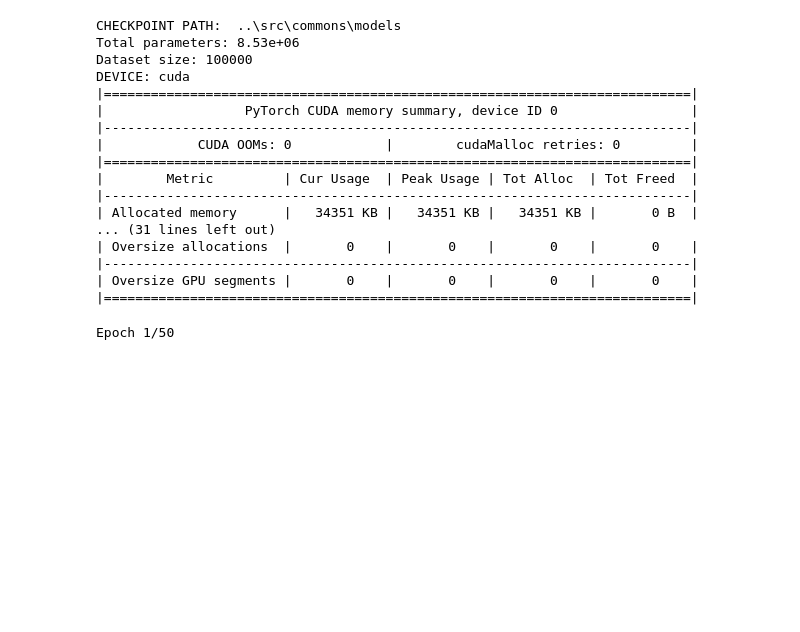
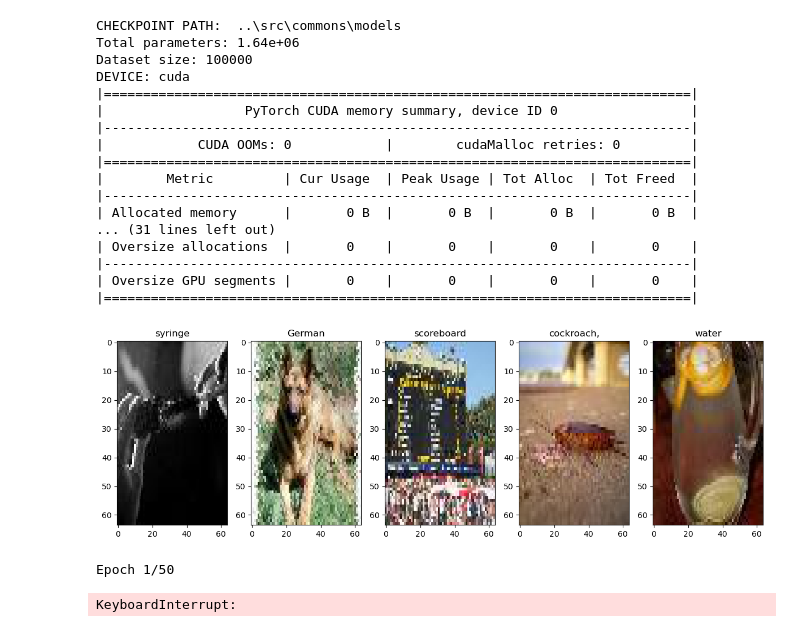
Before and after one commit to plrodrigues/TAAC_AnomalyDetection_in_MVTecDataset, a Jupyter notebook: notebooks/nb_3_ViT_pretraining.ipynb, the cells around one changed output. Drawn from its saved outputs; the diff is of its cells as text; code cells hidden in the pictures; blank space fills up the shorter version.

```diff
--- a/notebooks/nb_3_ViT_pretraining.ipynb
+++ b/notebooks/nb_3_ViT_pretraining.ipynb
@@ -21,7 +21,7 @@ logging.getLogger().setLevel(logging.DEBUG)
 
 
 # Define training parameters
-BATCH_SIZE = 1024
+BATCH_SIZE = 256
 LEARNING_RATE = 1e-4
 NUM_EPOCHS = 50
 CHECKPOINT_PATH = ".." + DIR_SEP + os.path.join("src", "commons", "models")
@@ -32,10 +32,10 @@ model = vit.SimpleViT(
     image_size = 64,
     patch_size = 4,
     num_classes = 200,
-    dim = 512,
-    depth = 4,
+    dim = 256,
+    depth = 2,
     heads = 8,
-    mlp_dim = 1024
+    mlp_dim = 512
 )
 
 print(f"Total parameters: {sum(p.numel() for p in model.parameters() if p.requires_grad) :.2e}")
@@ -44,7 +44,7 @@ optimizer = torch.optim.Adam(model.parameters(), lr=LEARNING_RATE)
 criterion = torch.nn.CrossEntropyLoss()
 
 # Instantiate dataset
-transf = None
+transf = transforms.Lambda(lambda T: T.long()/255)
 dataset = TinyImageNetDataset(".." + DIR_SEP + DATA_PATH, transforms=transf)
 print(f"Dataset size: {len(dataset)}")
 
@@ -72,7 +72,7 @@ model = model.to(DEVICE)
 print(torch.cuda.memory_summary())
 # %% [output]
 CHECKPOINT PATH:  ..\src\commons\models
-Total parameters: 8.53e+06
+Total parameters: 1.64e+06
 Dataset size: 100000
 DEVICE: cuda
 |===========================================================================|
@@ -82,10 +82,28 @@ DEVICE: cuda
 |===========================================================================|
 |        Metric         | Cur Usage  | Peak Usage | Tot Alloc  | Tot Freed  |
 |---------------------------------------------------------------------------|
-| Allocated memory      |   34351 KB |   34351 KB |   34351 KB |       0 B  |
+| Allocated memory      |       0 B  |       0 B  |       0 B  |       0 B  |
 ... (31 lines left out)
 | Oversize allocations  |       0    |       0    |       0    |       0    |
 |---------------------------------------------------------------------------|
 | Oversize GPU segments |       0    |       0    |       0    |       0    |
 |===========================================================================|
+# %%
+# Check data format
+
+temp_loader = torch.utils.data.DataLoader(dataset, batch_size=BATCH_SIZE, shuffle=True)
+
+sample = next(iter(temp_loader))
+img, img_label = sample["inputs"], sample["targets"]
+
+fig, ax = plt.subplots(1, 5, figsize=(12, 4))
+for i in range(5):
+    img_perm = torch.permute(img[i], (1, 2, 0)).numpy()
+    ax[i].imshow(img_perm, aspect="auto")
+    title = dataset.index_to_name[img_label[i].item()]
+    title = title.split()
+    ax[i].set_title(title[0] if isinstance(title, list) else title)
+fig.tight_layout()
+# %% [output]
+[figure, added]
 # %%
@@ -174,6 +191,7 @@ def fit(model, train_loader, val_loader, optimizer, **kwargs):
 train_loss, val_loss, train_acc, val_acc = fit(model, train_loader, valid_loader, optimizer, num_epochs=NUM_EPOCHS, device=DEVICE)
 # %% [output]
 Epoch 1/50
+KeyboardInterrupt:
 # %%
 img = torch.randn(5, 3, 64, 64).to(DEVICE)
 
```
Also changed, not shown: parts of 3 cells of this notebook.
